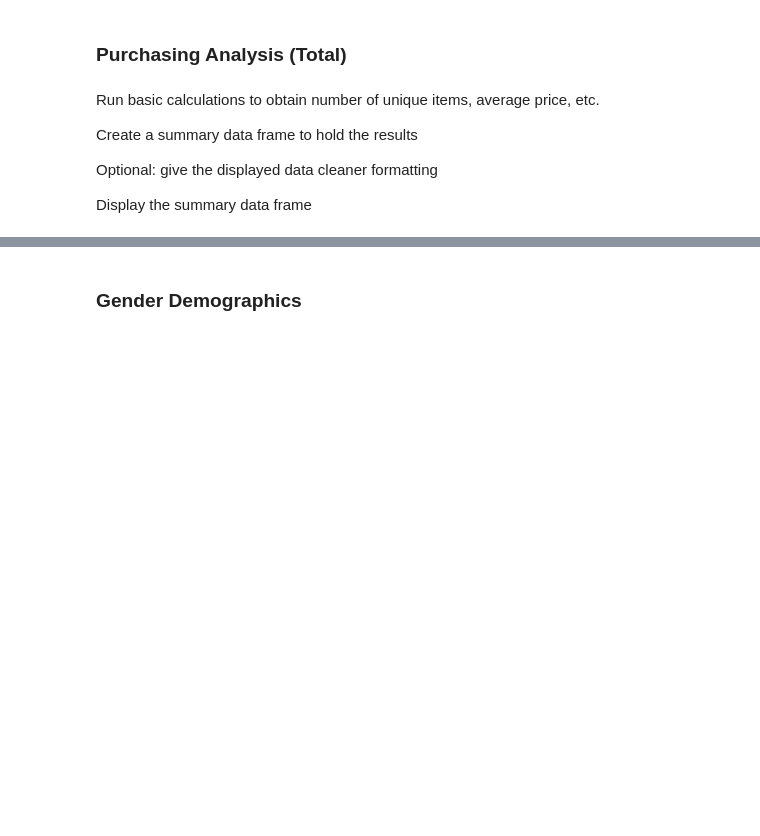
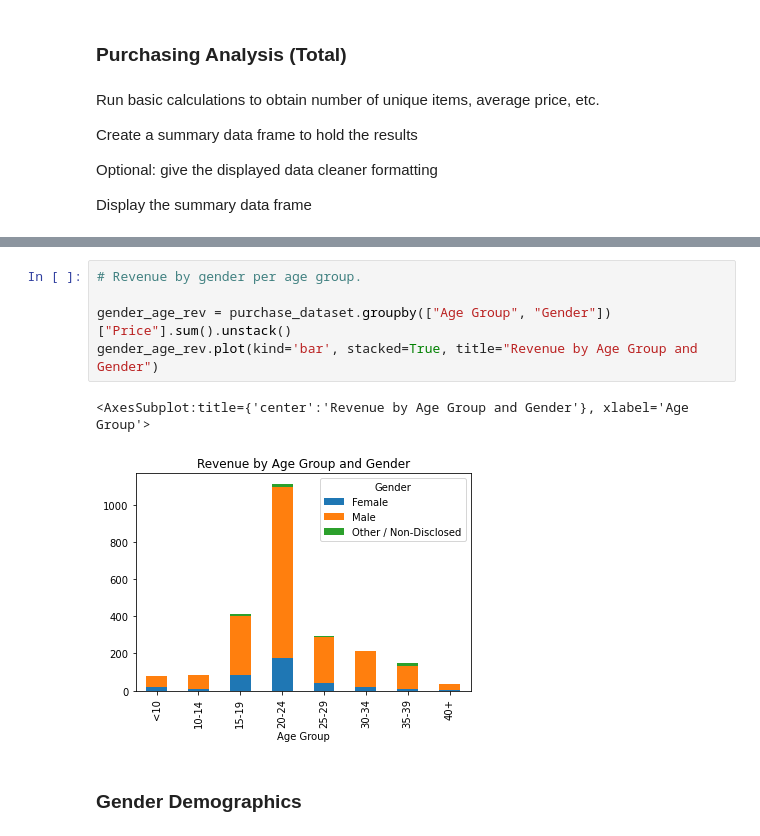
Before and after one commit to mathewqpmiller/Pandas-FantasyGameAnalysis, a Jupyter notebook: Game_Purchase_Analysis_Notebook.ipynb, the cells around one changed output, grey strips where cells are left out. Drawn from its saved outputs; the diff is of its cells as text; blank space fills up the shorter version.

```diff
--- a/Game_Purchase_Analysis_Notebook.ipynb
+++ b/Game_Purchase_Analysis_Notebook.ipynb
@@ -114,3 +186,11 @@ summary_df
+# %%
+# Revenue by gender per age group.
+
+gender_age_rev = purchase_dataset.groupby(["Age Group", "Gender"])["Price"].sum().unstack()
+gender_age_rev.plot(kind='bar', stacked=True, title="Revenue by Age Group and Gender")
+# %% [output]
+<AxesSubplot:title={'center':'Revenue by Age Group and Gender'}, xlabel='Age Group'>
+[figure, added]
 # %% [markdown]
 ### Gender Demographics
 # %% [markdown]
```
Also changed, not shown: parts of 9 cells of this notebook, 1 other file.
